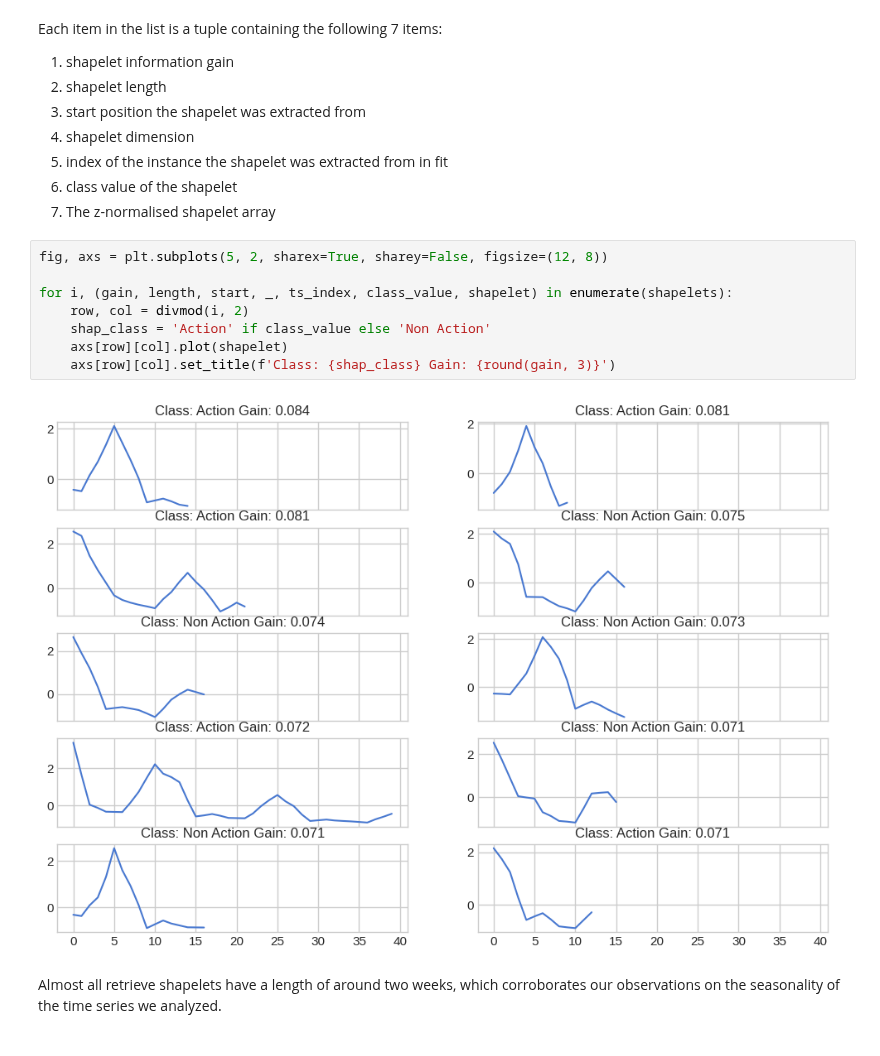
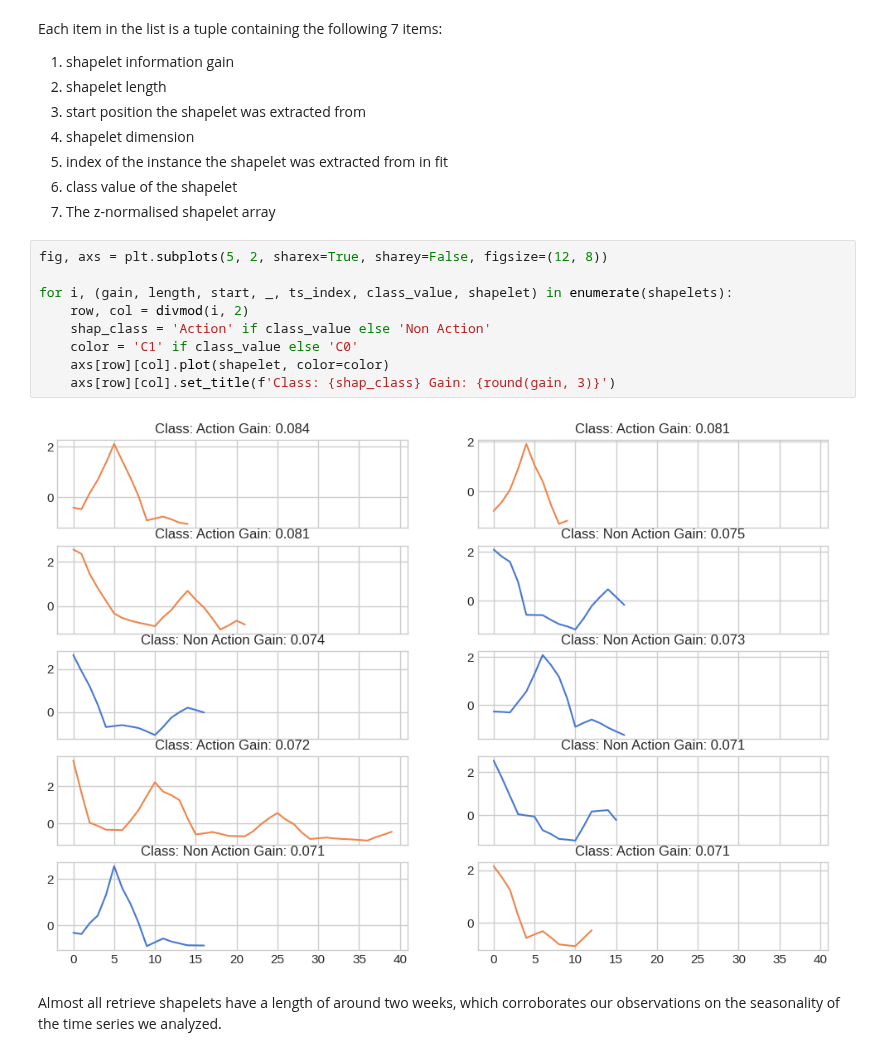
Before and after one commit to g-fabiani4-unipi/dm2_project, a Jupyter notebook: src/time_series/shapelets.ipynb, the cells around one changed output. Drawn from its saved outputs; the diff is of its cells as text.

```diff
--- a/src/time_series/shapelets.ipynb
+++ b/src/time_series/shapelets.ipynb
@@ -191,13 +191,14 @@ Each item in the list is a tuple containing the following 7 items:
 # %%
 fig, axs = plt.subplots(5, 2, sharex=True, sharey=False, figsize=(12, 8))
 
 for i, (gain, length, start, _, ts_index, class_value, shapelet) in enumerate(shapelets):
     row, col = divmod(i, 2)
     shap_class = 'Action' if class_value else 'Non Action'
-    axs[row][col].plot(shapelet)
+    color = 'C1' if class_value else 'C0'
+    axs[row][col].plot(shapelet, color=color)
     axs[row][col].set_title(f'Class: {shap_class} Gain: {round(gain, 3)}')
 # %% [output]
-[figure, old version]
+[figure, new version]
 # %% [markdown]
 Almost all retrieve shapelets have a length of around two weeks, which corroborates our observations on the seasonality of the time series we analyzed.
 # %%
```
Also changed, not shown: parts of 1 cell of this notebook, 12 other files.
